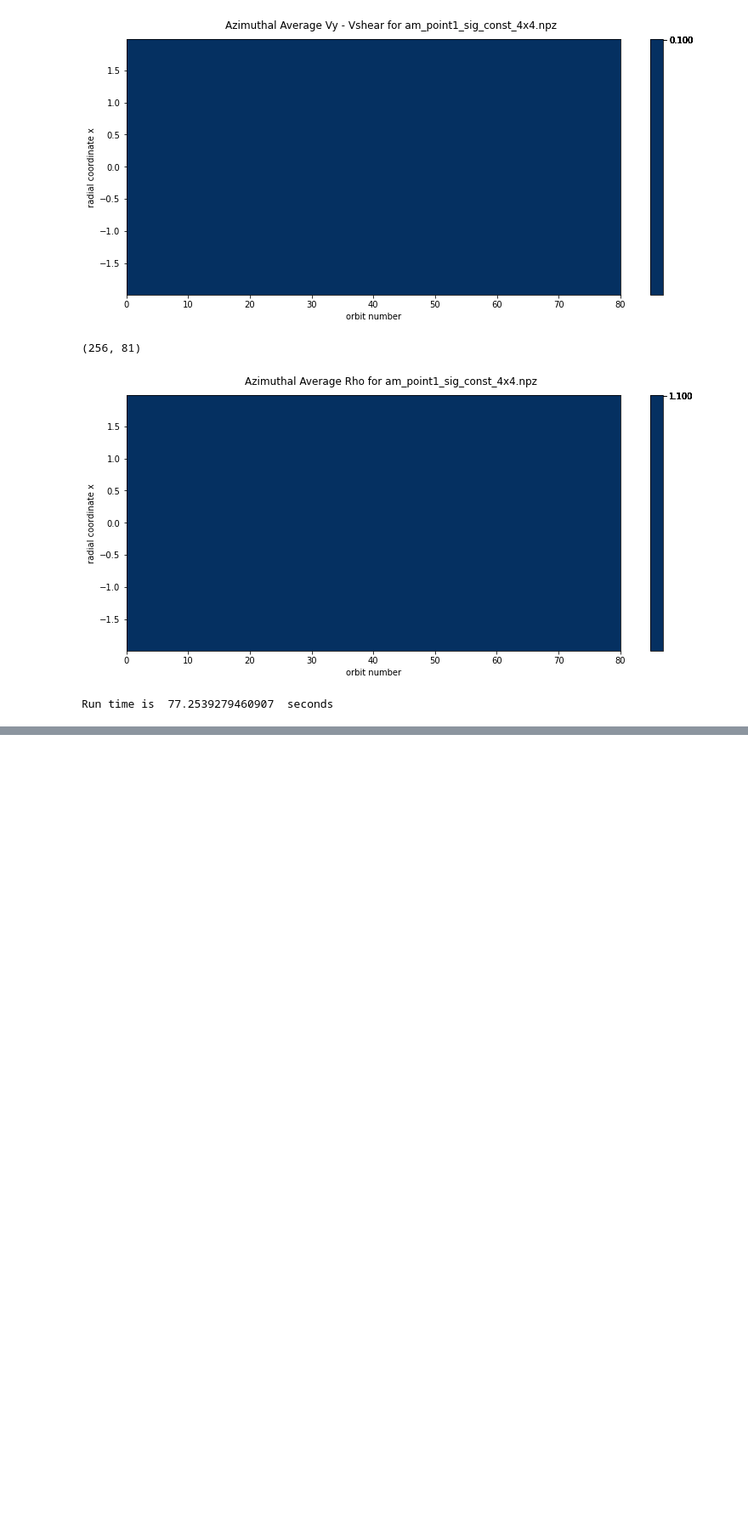
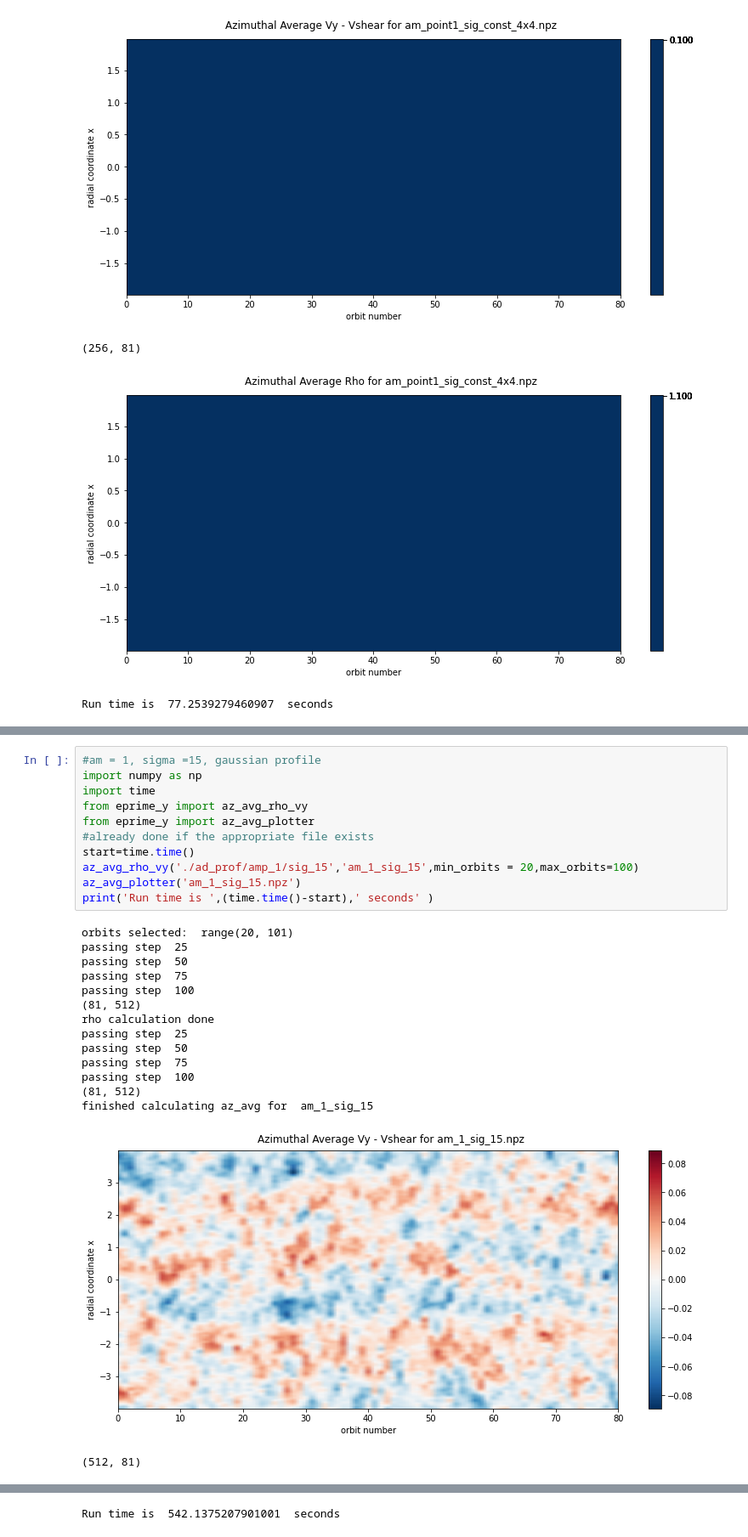
Before and after one commit to asmohov/ppd, a Jupyter notebook: az_plot_factory.ipynb, the cells around one changed output, grey strips where cells are left out. Shown at 85% size. Drawn from its saved outputs; the diff is of its cells as text; blank space fills up the shorter version.

Commit message:
add gaussian run of sigma 15, updates

```diff
--- a/az_plot_factory.ipynb
+++ b/az_plot_factory.ipynb
@@ -194,0 +195,27 @@ Run time is  3.6962883472442627  seconds
+# %%
+#am = 1, sigma =15, gaussian profile
+import numpy as np
+import time
+from eprime_y import az_avg_rho_vy
+from eprime_y import az_avg_plotter
+#already done if the appropriate file exists
+start=time.time()
+az_avg_rho_vy('./ad_prof/amp_1/sig_15','am_1_sig_15',min_orbits = 20,max_orbits=100)
+az_avg_plotter('am_1_sig_15.npz')
+print('Run time is ',(time.time()-start),' seconds' )
+# %% [output]
+orbits selected:  range(20, 101)
+passing step  25
+passing step  50
+passing step  75
+passing step  100
+(81, 512)
+rho calculation done
+passing step  25
+passing step  50
+passing step  75
+passing step  100
+(81, 512)
+finished calculating az_avg for  am_1_sig_15
+[figure, added]
+(512, 81)
@@ -194,0 +223 @@ Run time is  3.6962883472442627  seconds
+Run time is  542.1375207901001  seconds
```
Also changed, not shown: parts of 2 cells of this notebook, 17 other files.
